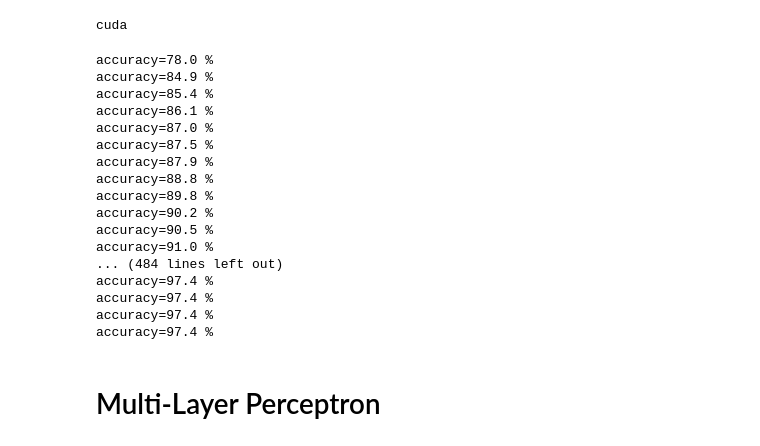
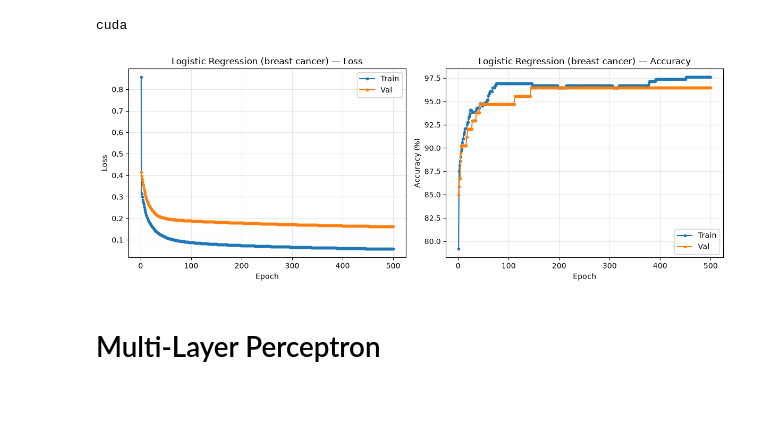
Before and after one commit to belafdil-chakib/2026-07-07, a Jupyter notebook: 999_Corrigés/Autograd and MLP corrigé.ipynb, the cells around one changed output. Cells and saved outputs as stored; diff of their text form; code cells hidden in the pictures; blank space fills up the shorter version.

```diff
--- a/999_Corrigés/Autograd and MLP corrigé.ipynb
+++ b/999_Corrigés/Autograd and MLP corrigé.ipynb
@@ -16,64 +54,61 @@ X = torch.tensor(X.values, dtype=torch.float32, device=device)
 y = torch.tensor(y.values, dtype=torch.float32, device=device)
 
 # Standardisation (par feature)
 X = (X - X.mean(dim=0)) / X.std(dim=0)
 
+# --- Split train / validation (80 / 20) ---
+m = X.shape[0]
+idx = torch.randperm(m)
+val_size = int(0.2 * m)
+val_idx, train_idx = idx[:val_size], idx[val_size:]
+X_train, y_train = X[train_idx], y[train_idx]
+X_val, y_val = X[val_idx], y[val_idx]
+
 num_feats = X.shape[1]
 
 w = torch.randn(num_feats, requires_grad = True, device=device)
 b = torch.randn(1, requires_grad = True, device=device)
 
 # Modèle de logistic regression
 def  sigmoid(x):
     return 1 / (1 + torch.exp(-x))
 
-def compute_z(X, w, b):
+def predict_proba(X, w, b):
+    # Probabilité P(y=1 | x) = sigmoïde du logit z = X·w + b (sortie déjà dans [0, 1])
     return sigmoid(torch.matmul(X, w) + b)
 
 # Optimiseur et loss
 learning_rate = 1e-1
 optimizer = torch.optim.SGD([w, b], lr=learning_rate)
 criterion = torch.nn.BCELoss()
 
 # Entraînement
+history = {"train_loss": [], "val_loss": [], "train_acc": [], "val_acc": []}
 n_epochs = 500
 for epoch in range(1, n_epochs+1):
-    # Forward pass
-    z = compute_z(X, w, b).clamp(min=0, max=1)
-
-    # Affichage métrique
-    accuracy = 100 * (((z > 0.5).float() == y).float()).mean().item()
-    print(f'{accuracy=:.1f} %')
-
-    # Calcul de la loss (erreur entre prédiction et vérité terrain)
-    loss = criterion(z, y)
+    # --- Apprentissage (full-batch) ---
+    p = predict_proba(X_train, w, b)
+    loss = criterion(p, y_train)
 
     # C'est ici que la magie opère -> Calcul du gradient automatique
     loss.backward()
+    optimizer.step()
+    optimizer.zero_grad()
 
-    # Màj de w, b par descente de gradient
-    optimizer.step()
+    # --- Métriques train / val ---
+    with torch.no_grad():
+        p_val = predict_proba(X_val, w, b)
+        val_loss = criterion(p_val, y_val)
+        history["train_loss"].append(loss.item())
+        history["val_loss"].append(val_loss.item())
+        history["train_acc"].append(100 * ((p > 0.5).float() == y_train).float().mean().item())
+        history["val_acc"].append(100 * ((p_val > 0.5).float() == y_val).float().mean().item())
 
-    # Remise à zéro des gradients accumulés avant la prochaine itération (sinon ils s'accumulent)
-    optimizer.zero_grad()
+    # Courbe en direct (redessinée toutes les 10 epochs pour rester fluide)
+    if epoch % 10 == 0 or epoch == n_epochs:
+        live_plot_losses(history, title="Logistic Regression (breast cancer)")
 # %% [output]
-accuracy=78.0 %
-accuracy=84.9 %
-accuracy=85.4 %
-accuracy=86.1 %
-accuracy=87.0 %
-accuracy=87.5 %
-accuracy=87.9 %
-accuracy=88.8 %
-accuracy=89.8 %
-accuracy=90.2 %
-accuracy=90.5 %
-accuracy=91.0 %
-... (484 lines left out)
-accuracy=97.4 %
-accuracy=97.4 %
-accuracy=97.4 %
-accuracy=97.4 %
+[figure, added]
 # %% [markdown]
 # Multi-Layer Perceptron
 # %% [markdown]
```
Also changed, not shown: parts of 10 cells of this notebook, 1 other file.
